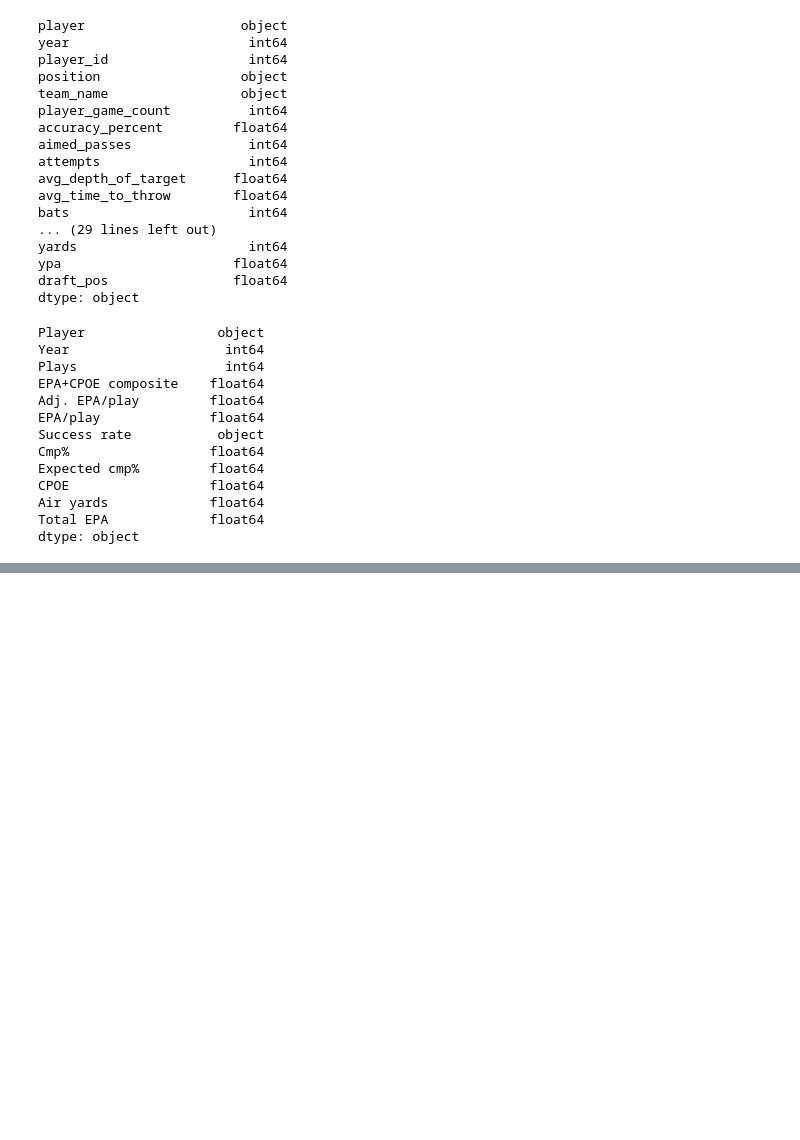
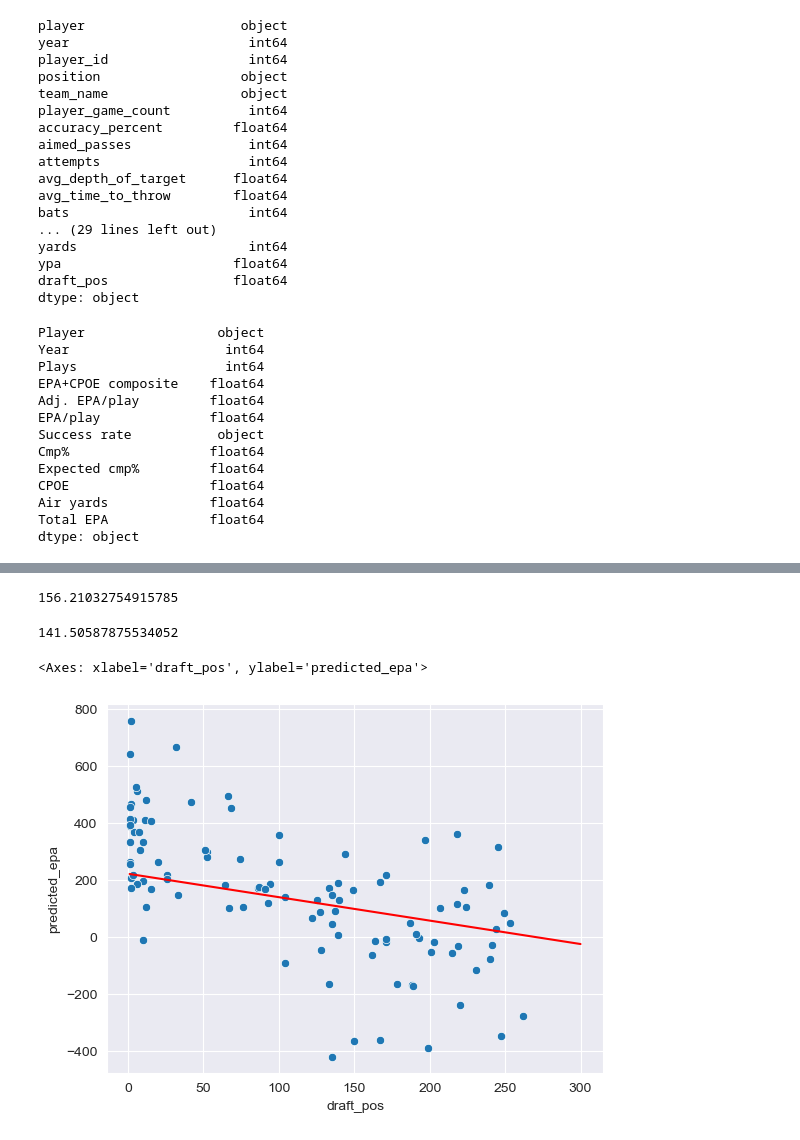
Before and after one commit to Vnz01/MATH189FP, a Jupyter notebook: MATH189FP.ipynb, the cells around one changed output, grey strips where cells are left out. Drawn from its saved outputs; the diff is of its cells as text; code cells hidden in the pictures; blank space fills up the shorter version.

```diff
--- a/MATH189FP.ipynb
+++ b/MATH189FP.ipynb
@@ -332,0 +285,33 @@ pd.DataFrame(index=cols, data=ridge.coef_, columns=["coef"])
+# %%
+# Train a base model to see how well it performs
+from sklearn.linear_model import LinearRegression
+from sklearn.metrics import mean_squared_error
+X = composite_df[["draft_pos"]]
+y = composite_df["composite"]
+
+X = mean_imputer.fit_transform(X)
+
+lm = LinearRegression().fit(X, y)
+
+preds = lm.predict(X)
+
+rmse = mean_squared_error(y, preds) ** 0.5
+
+rmse
+# %% [output]
+156.21032754915785
+# %%
+# Test our base model against a more complex model
+X = composite_df[list(sig_comp_coefs)]
+
+X = mean_imputer.fit_transform(X)
+
+lm = LinearRegression().fit(X, y)
+
+preds = lm.predict(X)
+
+rmse = mean_squared_error(y, preds) ** 0.5
+
+rmse
+# %% [output]
+141.50587875534052
@@ -332,0 +372,20 @@ pd.DataFrame(index=cols, data=ridge.coef_, columns=["coef"])
+# %%
+# Filter out players that were not drafted
+career_avg = career_avg[career_avg.draft_pos != 0]
+# %%
+# Predict epa based on career averages
+X = career_avg[list(sig_comp_coefs)]
+X_test = mean_imputer.fit_transform(X)
+preds = lm.predict(X_test)
+career_avg["predicted_epa"]= preds
+# %%
+# Compute a "ground-truth" trendline from the true total epa and draft position
+drafted = composite_df.fillna(0)[composite_df.draft_pos != 0]
+trendline = LinearRegression().fit(drafted[["draft_pos"]], drafted["composite"]).predict(np.linspace(1, 300, 300).reshape(-1, 1))
+# %%
+# Plot our trendline against our data
+sns.scatterplot(x="draft_pos", y="predicted_epa", data=career_avg)
+sns.lineplot(x=np.linspace(1, 300, 300), y=trendline, color="red")
+# %% [output]
+<Axes: xlabel='draft_pos', ylabel='predicted_epa'>
+[figure, added]
```
Also changed, not shown: parts of 36 cells of this notebook.
